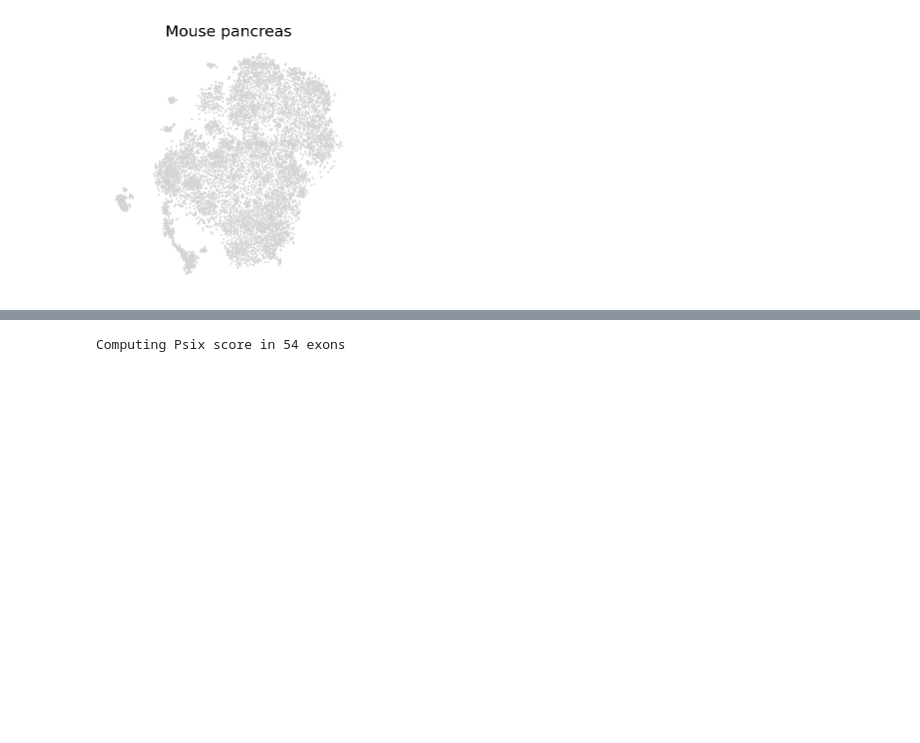
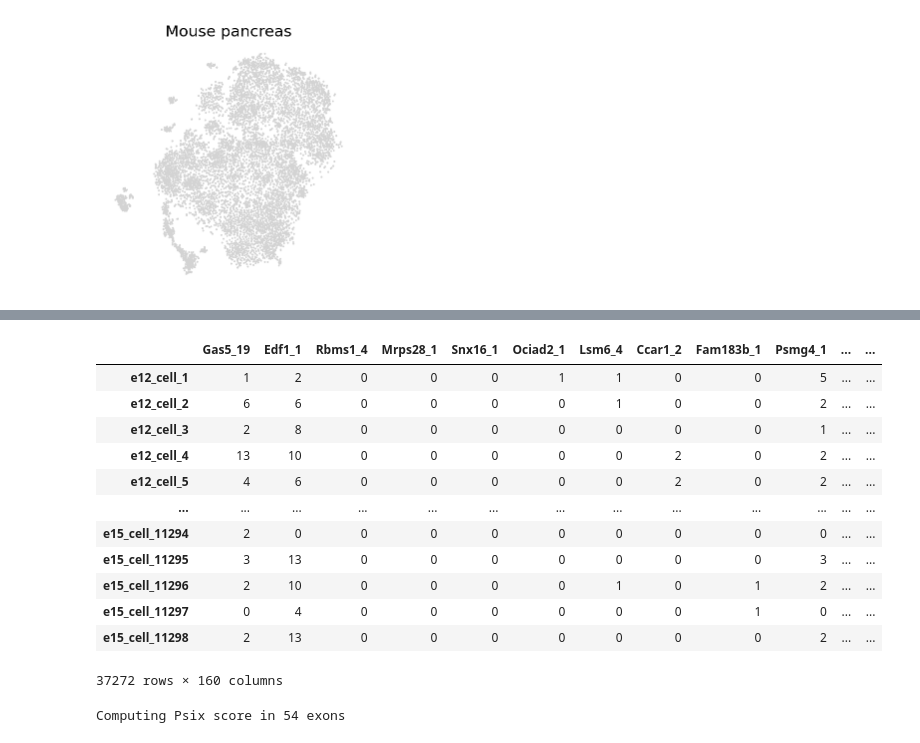
Before and after one commit to lareaulab/analysis_psix, a Jupyter notebook: mouse_pancreas/mouse_pancreas.ipynb, the cells around one changed output, grey strips where cells are left out. Drawn from its saved outputs; the diff is of its cells as text; code cells hidden in the pictures; blank space fills up the shorter version.

```diff
--- a/mouse_pancreas/mouse_pancreas.ipynb
+++ b/mouse_pancreas/mouse_pancreas.ipynb
@@ -175,0 +224,16 @@ psix_object.psix_results.to_csv('psix_results.tab.gz', sep='\t', index=True, hea
+# %%
+psix_object.adata.uns['mrna_per_event']
+# %% [output]
+|  | Gas5_19 | Edf1_1 | Rbms1_4 | Mrps28_1 | Snx16_1 | Ociad2_1 | Lsm6_4 | Ccar1_2 | Fam183b_1 | Psmg4_1 | ... | ... |
+| e12_cell_1 | 1 | 2 | 0 | 0 | 0 | 1 | 1 | 0 | 0 | 5 | ... | ... |
+| e12_cell_2 | 6 | 6 | 0 | 0 | 0 | 0 | 1 | 0 | 0 | 2 | ... | ... |
+| e12_cell_3 | 2 | 8 | 0 | 0 | 0 | 0 | 0 | 0 | 0 | 1 | ... | ... |
+| e12_cell_4 | 13 | 10 | 0 | 0 | 0 | 0 | 0 | 2 | 0 | 2 | ... | ... |
+| e12_cell_5 | 4 | 6 | 0 | 0 | 0 | 0 | 0 | 2 | 0 | 2 | ... | ... |
+| ... | ... | ... | ... | ... | ... | ... | ... | ... | ... | ... | ... | ... |
+| e15_cell_11294 | 2 | 0 | 0 | 0 | 0 | 0 | 0 | 0 | 0 | 0 | ... | ... |
+| e15_cell_11295 | 3 | 13 | 0 | 0 | 0 | 0 | 0 | 0 | 0 | 3 | ... | ... |
+| e15_cell_11296 | 2 | 10 | 0 | 0 | 0 | 0 | 1 | 0 | 1 | 2 | ... | ... |
+| e15_cell_11297 | 0 | 4 | 0 | 0 | 0 | 0 | 0 | 0 | 1 | 0 | ... | ... |
+| e15_cell_11298 | 2 | 13 | 0 | 0 | 0 | 0 | 0 | 0 | 0 | 2 | ... | ... |
+37272 rows × 160 columns
```
Also changed, not shown: parts of 11 cells of this notebook, 2 other files.
